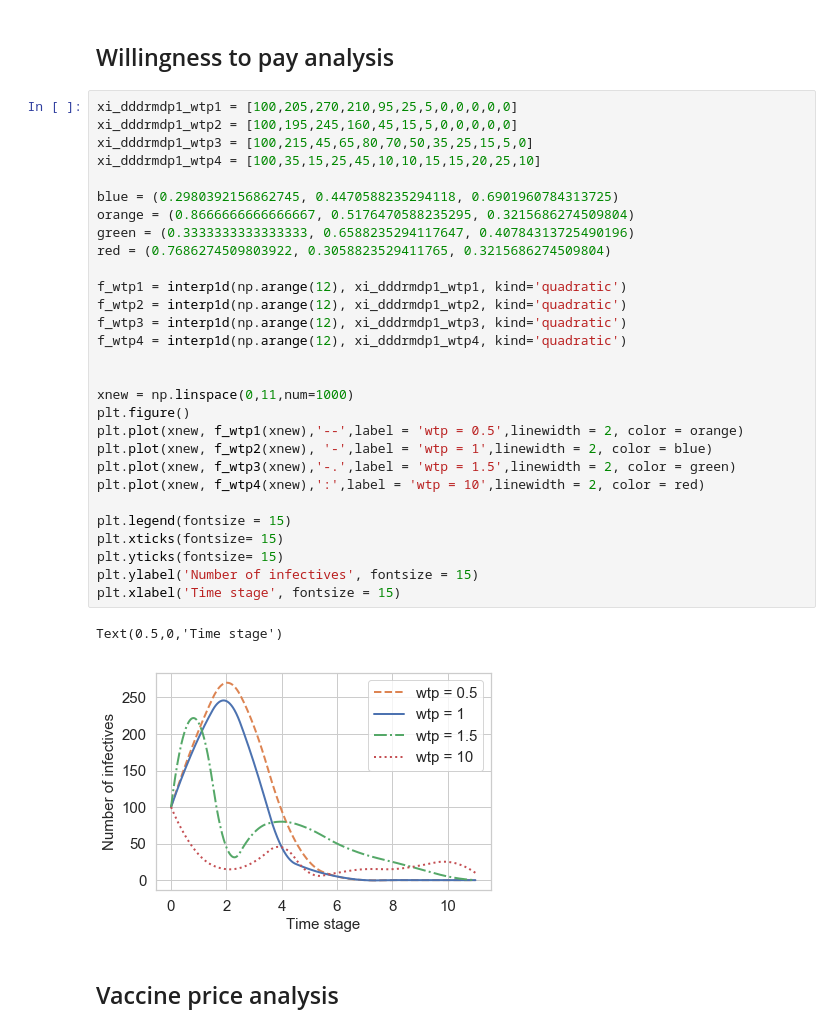
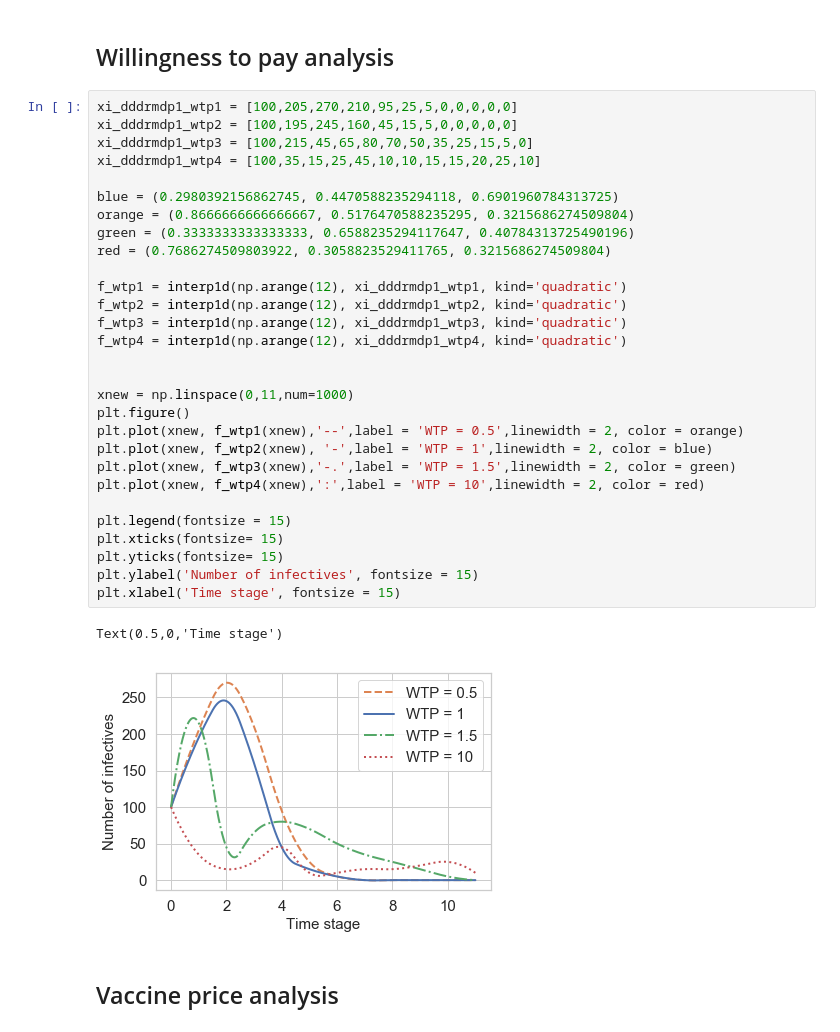
Before and after one commit to kadysongbb/drmdp, a Jupyter notebook: plot.ipynb, the cells around one changed output. Drawn from its saved outputs; the diff is of its cells as text.

```diff
--- a/plot.ipynb
+++ b/plot.ipynb
@@ -36,35 +36,35 @@ Text(0.5,0,'Time stage')
 # %%
 xi_dddrmdp1_wtp1 = [100,205,270,210,95,25,5,0,0,0,0,0]
 xi_dddrmdp1_wtp2 = [100,195,245,160,45,15,5,0,0,0,0,0]
 xi_dddrmdp1_wtp3 = [100,215,45,65,80,70,50,35,25,15,5,0]
 xi_dddrmdp1_wtp4 = [100,35,15,25,45,10,10,15,15,20,25,10]
 
 blue = (0.2980392156862745, 0.4470588235294118, 0.6901960784313725)
 orange = (0.8666666666666667, 0.5176470588235295, 0.3215686274509804)
 green = (0.3333333333333333, 0.6588235294117647, 0.40784313725490196)
 red = (0.7686274509803922, 0.3058823529411765, 0.3215686274509804)
 
 f_wtp1 = interp1d(np.arange(12), xi_dddrmdp1_wtp1, kind='quadratic')
 f_wtp2 = interp1d(np.arange(12), xi_dddrmdp1_wtp2, kind='quadratic')
 f_wtp3 = interp1d(np.arange(12), xi_dddrmdp1_wtp3, kind='quadratic')
 f_wtp4 = interp1d(np.arange(12), xi_dddrmdp1_wtp4, kind='quadratic')
 
 
 xnew = np.linspace(0,11,num=1000)
 plt.figure()
-plt.plot(xnew, f_wtp1(xnew),'--',label = 'wtp = 0.5',linewidth = 2, color = orange)
-plt.plot(xnew, f_wtp2(xnew), '-',label = 'wtp = 1',linewidth = 2, color = blue)
-plt.plot(xnew, f_wtp3(xnew),'-.',label = 'wtp = 1.5',linewidth = 2, color = green)
-plt.plot(xnew, f_wtp4(xnew),':',label = 'wtp = 10',linewidth = 2, color = red)
+plt.plot(xnew, f_wtp1(xnew),'--',label = 'WTP = 0.5',linewidth = 2, color = orange)
+plt.plot(xnew, f_wtp2(xnew), '-',label = 'WTP = 1',linewidth = 2, color = blue)
+plt.plot(xnew, f_wtp3(xnew),'-.',label = 'WTP = 1.5',linewidth = 2, color = green)
+plt.plot(xnew, f_wtp4(xnew),':',label = 'WTP = 10',linewidth = 2, color = red)
 
 plt.legend(fontsize = 15)
 plt.xticks(fontsize= 15)
 plt.yticks(fontsize= 15)
 plt.ylabel('Number of infectives', fontsize = 15)
 plt.xlabel('Time stage', fontsize = 15)
 # %% [output]
 Text(0.5,0,'Time stage')
-[figure, old version]
+[figure, new version]
 # %% [markdown]
 ## Vaccine price analysis
 # %%
```
Also changed, not shown: parts of 2 cells of this notebook, 1 other file.
